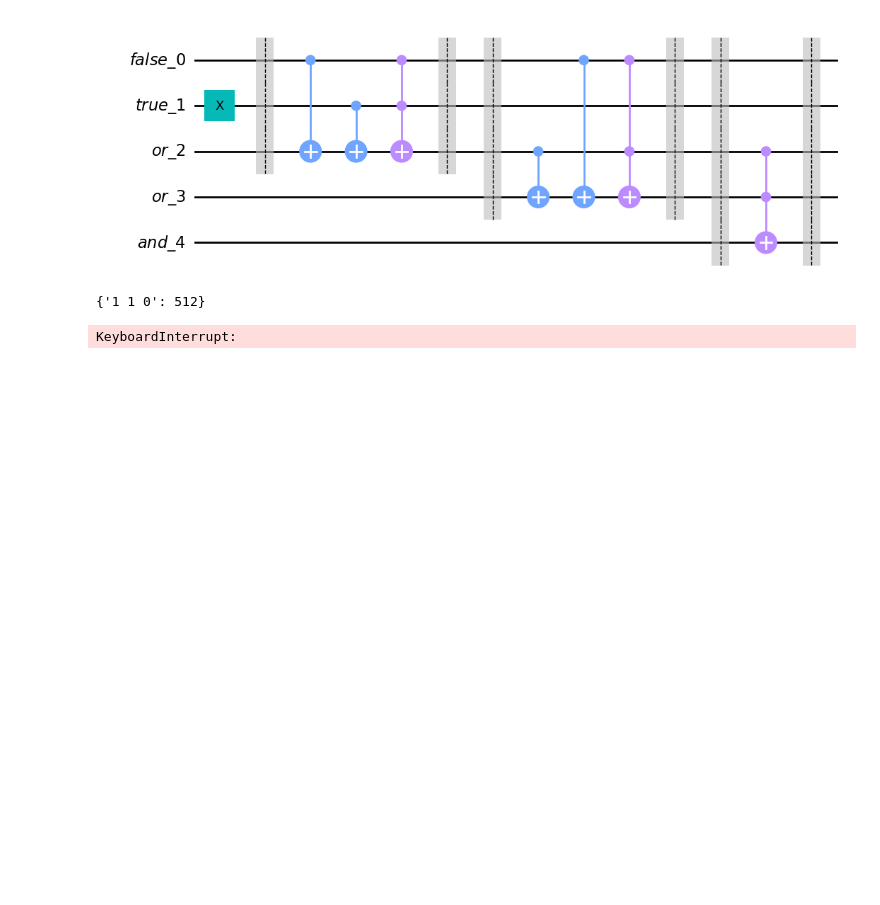
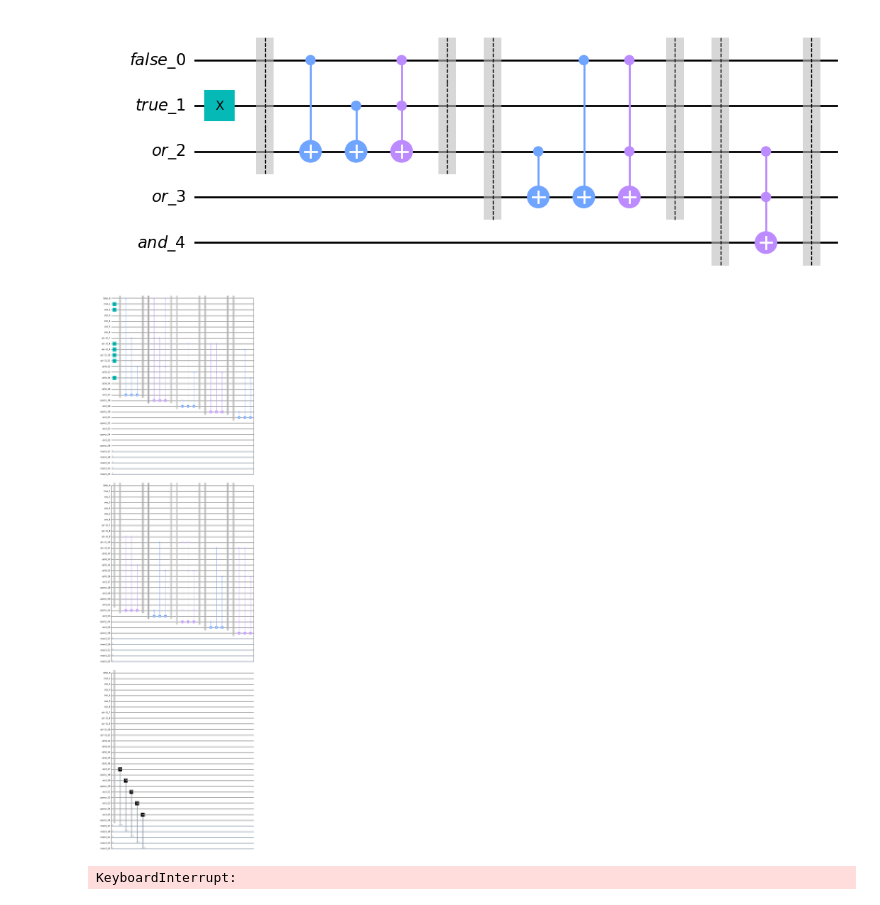
Before and after one commit to ABenoit0226/quantum-place-route, a Jupyter notebook: adder_logic_script.ipynb, the cells around one changed output. Drawn from its saved outputs; the diff is of its cells as text; code cells hidden in the pictures; blank space fills up the shorter version.

```diff
--- a/adder_logic_script.ipynb
+++ b/adder_logic_script.ipynb
@@ -442,16 +442,17 @@ qc.draw()
 # %%
 ##
 ##  Small addition problem, can be emulated locally
 ##
 qc = QC()
-qi = QArith(qc,3)
-a = qi.qint(2)
+qi = QArith(qc,5)
+a = qi.qint(-2)
 b = qi.qint(4)
 ans = qi.add(a,b)
 m = qi.measure(ans)
-qc.em()
+qc.draw()
+# qc.em()
 # %% [output]
-{'1 1 0': 512}
+[figure, added]
 # %%
 ##
 ## Much larger, 32 bit problem
```
Also changed, not shown: parts of 1 cell of this notebook.
